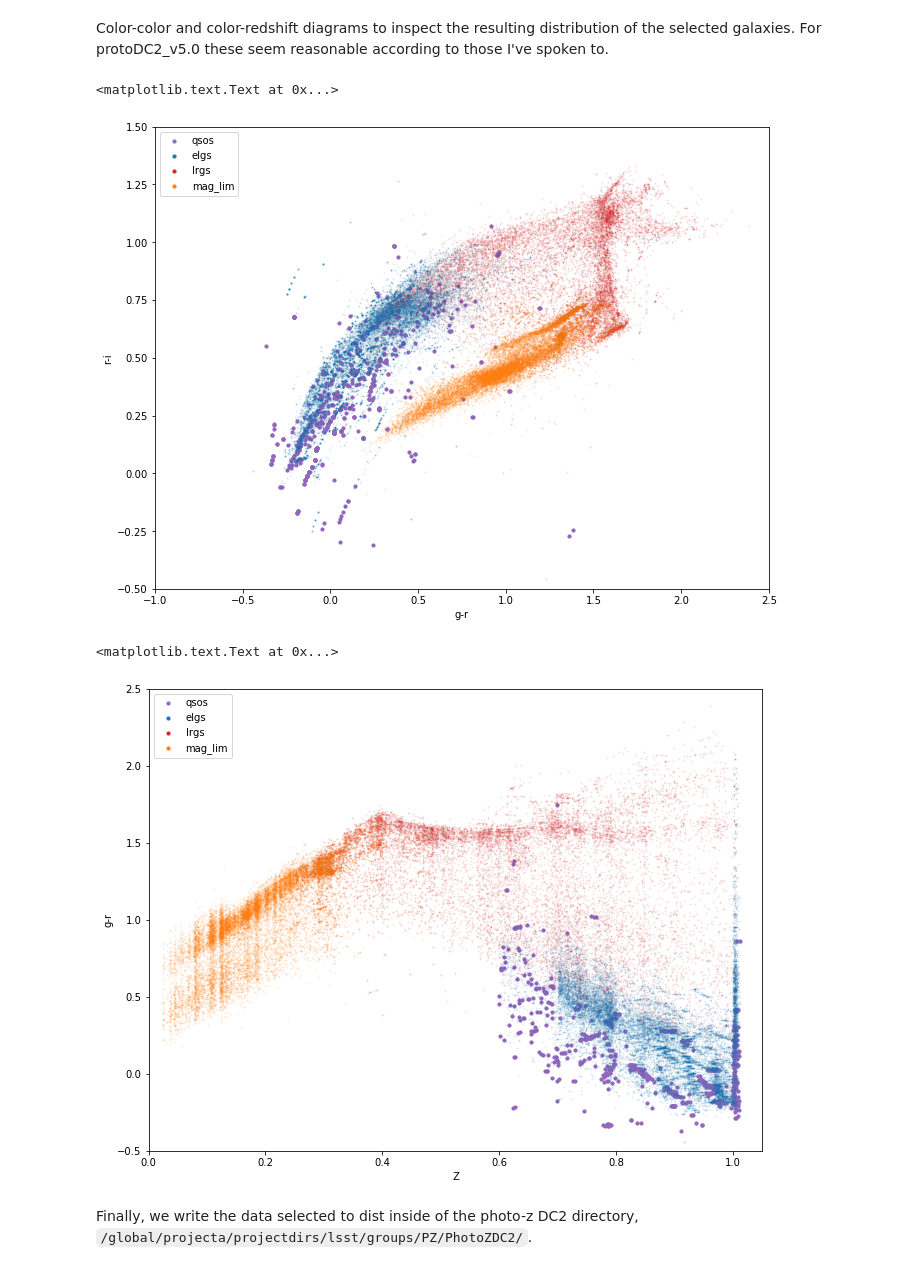
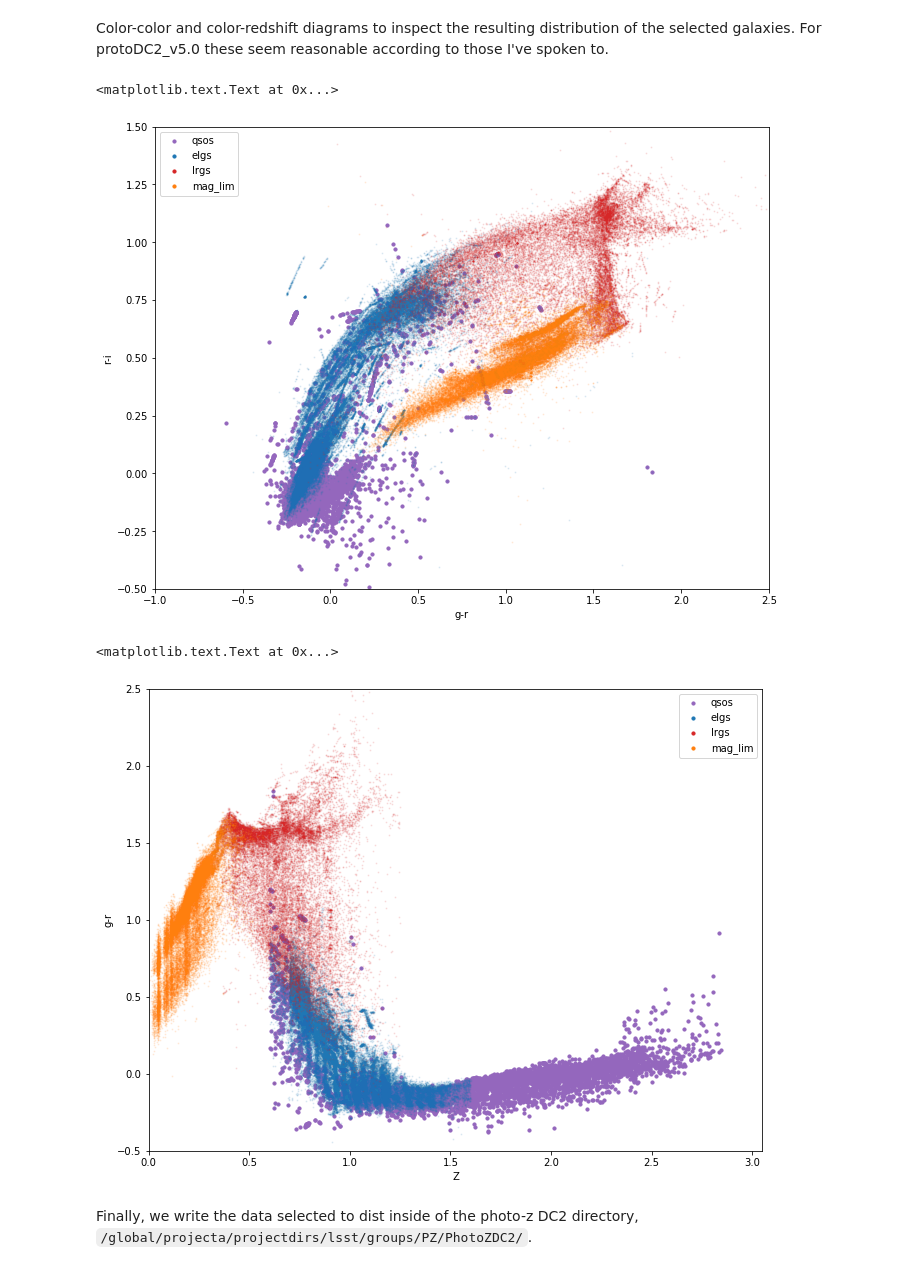
Before and after one commit to LSSTDESC/pz_calibrate, a Jupyter notebook: doc/notebooks/SelectDESIReferenceSamples.ipynb, the cells around one changed output. Drawn from its saved outputs; the diff is of its cells as text; code cells hidden in the pictures.

Commit message:
Fix bugs in DESI selection scripts.
Fixed script not correctly apply magnitude cuts to make catalog.
Fixed test for miss-matched redshift binning.
Added magnitude plots.

```diff
--- a/doc/notebooks/SelectDESIReferenceSamples.ipynb
+++ b/doc/notebooks/SelectDESIReferenceSamples.ipynb
@@ -54,7 +58,7 @@ for bin_idx in range(10):
 # %% [markdown]
 Load the protoDC2 catalog
 # %%
-catalog = GCRCatalogs.load_catalog('proto-dc2_v5.0')
+catalog = GCRCatalogs.load_catalog('cosmoDC2_v0.1_test')
 # %%
 def create_redshift_stellar_prop_selection(z_bin_mins,
                                            z_bin_maxes,
@@ -106,6 +110,7 @@ def create_redshift_stellar_prop_selection(z_bin_mins,
     #Initialize data output dict.
     output = {"z_min": z_bin_mins,
               "z_max": z_bin_maxes,
+              "n_goal": goal_number_densities,
               "mag_lim": np.full(len(z_bin_maxes), mag_lim),
               "sfr_min": np.full(len(z_bin_maxes), -99),
               "sfr_max": np.full(len(z_bin_maxes), -99),
@@ -115,6 +120,9 @@ def create_redshift_stellar_prop_selection(z_bin_mins,
 
     for bin_idx, (z_min, z_max, n_goal) in enumerate(
             zip(z_bin_mins, z_bin_maxes, goal_number_densities)):
+
+        if n_goal <= 0:
+            continue
 
         mask = np.logical_and(data['redshift'] > z_min,
                               data['redshift'] <= z_max)
@@ -131,12 +139,19 @@ def create_redshift_stellar_prop_selection(z_bin_mins,
             #This will become superfulous later thanks to more data and usages of
             #splining of the bin densities.
             cut_bin_min_idx = np.searchsorted(cut_dict["z_min"], z_min)
-            if cut_bin_idx > 0 and cut_bin_idx <= len(cut_dict["z_min"]) and \
-               cut_dict['sfr_min'][cut_bin_idx - 1] > 0:
-                mask = np.logical_and(mask,
+            cut_bin_max_idx = np.searchsorted(cut_dict["z_max"], z_max)
+            if cut_bin_max_idx >= 0 or \
+               cut_bin_min_idx <= len(cut_dict["z_min"]):
+                cut_bin_min_idx -= 1
+                if cut_bin_min_idx < 0:
+                    cut_bin_min_idx = 0
+                max_sfrs = cut_dict['sfr_min'][cut_bin_min_idx:cut_bin_max_idx]
+                if len(max_sfrs[max_sfrs > 0]) > 0:
+                    max_sfr = np.min(max_sfrs[max_sfrs > 0])
+                    mask = np.logical_and(mask,
                                       data['totalStarFormationRate'] <=
-                                      cut_dict['sfr_min'][cut_bin_idx - 1])
-                output['sfr_max'][bin_idx] = cut_dict['sfr_min'][cut_bin_idx - 1]
+                                      max_sfr)
+                    output['sfr_max'][bin_idx] = max_sfr
         stellar_array = data[selection][mask]
 
         if len(stellar_array) == 0:
@@ -209,10 +224,15 @@ def select_from_GCR(cat, columns, selection_dict):
         output[col] = []
 
     for bin_idx in range(len(selection_dict['z_min'])):
+
+        if selection_dict['n_goal'][bin_idx] <= 0:
+            continue
+
         queries = [GCRQuery("redshift > %.2f" % selection_dict["z_min"][bin_idx]),
                    GCRQuery("redshift <= %.2f" % selection_dict["z_max"][bin_idx]),
                    GCRQuery("%s < %.2f" % (selection_dict["mag_name"],
-                                           selection_dict["mag_lim"][bin_idx]))]
+                                           selection_dict["mag_lim"][bin_idx])),
+                   GCRQuery("mag_r_lsst >= 19.5")]
         if selection_dict["sfr_min"][bin_idx] > 0:
             queries.append(
                 GCRQuery("totalStarFormationRate > %.2f" %
@@ -314,34 +363,34 @@ plt.xlabel('g-r')
 plt.ylabel('r-i')
 # %% [output]
 <matplotlib.text.Text at 0x...>
-[figure, old version]
+[figure, new version]
 # %%
 plt.figure(figsize=(11, 8.5))
 plt.scatter(qsos['redshift'], qsos['mag_g_lsst'] - qsos['mag_r_lsst'],
             alpha=1, s=10, color='C4', label='qsos')
 plt.scatter([-100],
             [-100],
             s=10, color='C0', label='elgs')
 plt.scatter(elgs['redshift'], elgs['mag_g_lsst'] - elgs['mag_r_lsst'],
             alpha=0.1, s=1, color='C0')
 plt.scatter([-100],
             [-100],
             s=10, color='C3', label='lrgs')
 plt.scatter(lrgs['redshift'], lrgs['mag_g_lsst'] - lrgs['mag_r_lsst'],
             alpha=0.1, s=1, color='C3')
 plt.scatter([-100],
             [-100],
             s=10, color='C1', label='mag_lim')
 plt.scatter(mag_lims['redshift'], mag_lims['mag_g_lsst'] - mag_lims['mag_r_lsst'],
             alpha=0.1, s=1, color='C1')
-plt.xlim(0, 1.05)
+plt.xlim(0, 3.05)
 plt.ylim(-0.5, 2.5)
 plt.legend()
 plt.xlabel('Z')
 plt.ylabel('g-r')
 # %% [output]
 <matplotlib.text.Text at 0x...>
-[figure, old version]
+[figure, new version]
 # %% [markdown]
 Finally, we write the data selected to dist inside of the photo-z DC2 directory, `/global/projecta/projectdirs/lsst/groups/PZ/PhotoZDC2/`.
 # %%
```
Also changed, not shown: parts of 8 cells of this notebook.
